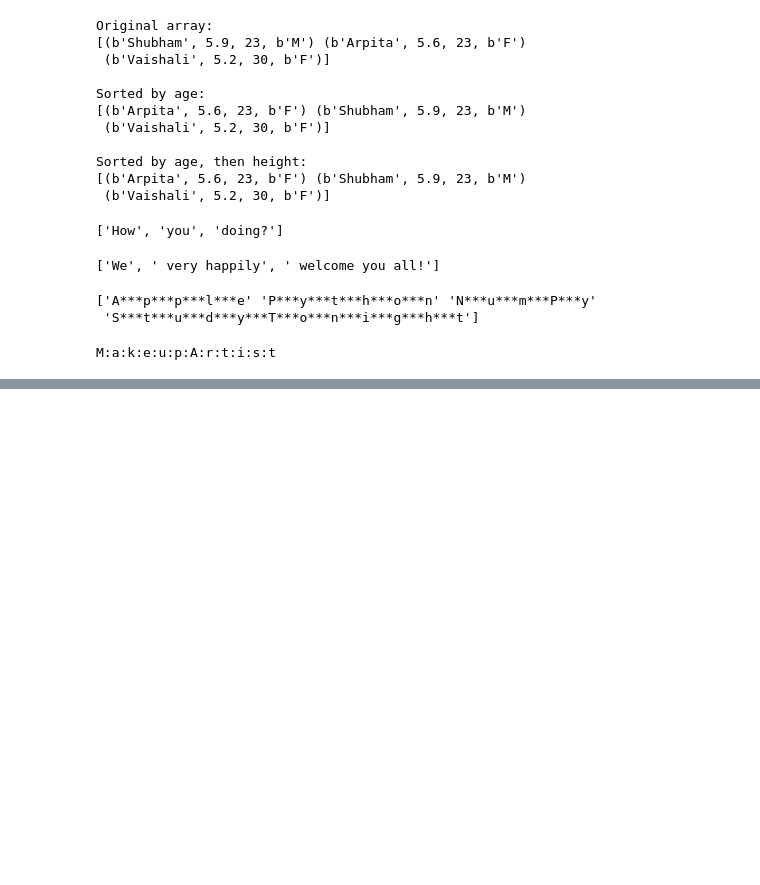
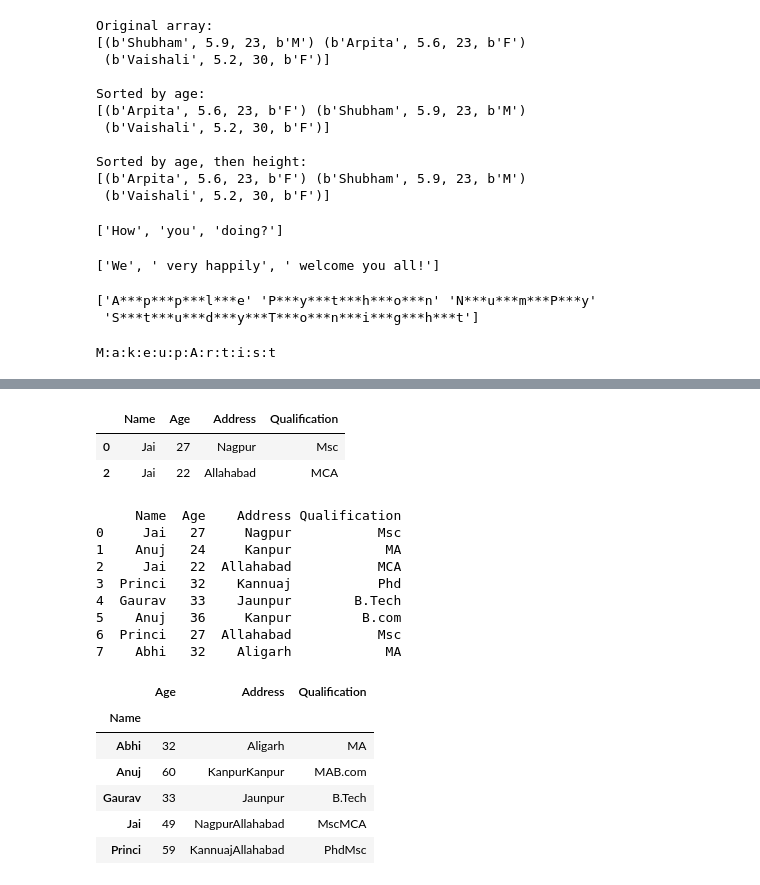
Before and after one commit to gowri862/ChatApp, a Jupyter notebook: Copy_of_Welcome_To_Colab.ipynb, the cells around one changed output, grey strips where cells are left out. Saved outputs shown, nothing was run; the diff lists cells and outputs as text; code cells hidden in the pictures; blank space fills up the shorter version.

```diff
--- a/Copy_of_Welcome_To_Colab.ipynb
+++ b/Copy_of_Welcome_To_Colab.ipynb
@@ -436,0 +856,39 @@ M:a:k:e:u:p:A:r:t:i:s:t
+# %%
+grp = df.groupby('Name')
+grp.get_group('Jai')
+# %% [output]
+|  | Name | Age | Address | Qualification |
+| 0 | Jai | 27 | Nagpur | Msc |
+| 2 | Jai | 22 | Allahabad | MCA |
+# %%
+import pandas as pd
+import numpy as np
+data1 = {'Name':['Jai', 'Anuj', 'Jai', 'Princi',
+             	'Gaurav', 'Anuj', 'Princi', 'Abhi'],
+        'Age':[27, 24, 22, 32,
+           	33, 36, 27, 32],
+        'Address':['Nagpur', 'Kanpur', 'Allahabad', 'Kannuaj',
+               	'Jaunpur', 'Kanpur', 'Allahabad', 'Aligarh'],
+        'Qualification':['Msc', 'MA', 'MCA', 'Phd',
+                     	'B.Tech', 'B.com', 'Msc', 'MA']}
+df = pd.DataFrame(data1)
+print(df)
+grp1 = df.groupby('Name')
+grp1.aggregate(np.sum)
+# %% [output]
+     Name  Age    Address Qualification
+0     Jai   27     Nagpur           Msc
+1    Anuj   24     Kanpur            MA
+2     Jai   22  Allahabad           MCA
+3  Princi   32    Kannuaj           Phd
+4  Gaurav   33    Jaunpur        B.Tech
+5    Anuj   36     Kanpur         B.com
+6  Princi   27  Allahabad           Msc
+7    Abhi   32    Aligarh            MA
+|  | Age | Address | Qualification |
+| Name |  |  |  |
+| Abhi | 32 | Aligarh | MA |
+| Anuj | 60 | KanpurKanpur | MAB.com |
+| Gaurav | 33 | Jaunpur | B.Tech |
+| Jai | 49 | NagpurAllahabad | MscMCA |
+| Princi | 59 | KannuajAllahabad | PhdMsc |
```
Also changed, not shown: parts of 41 cells of this notebook.
